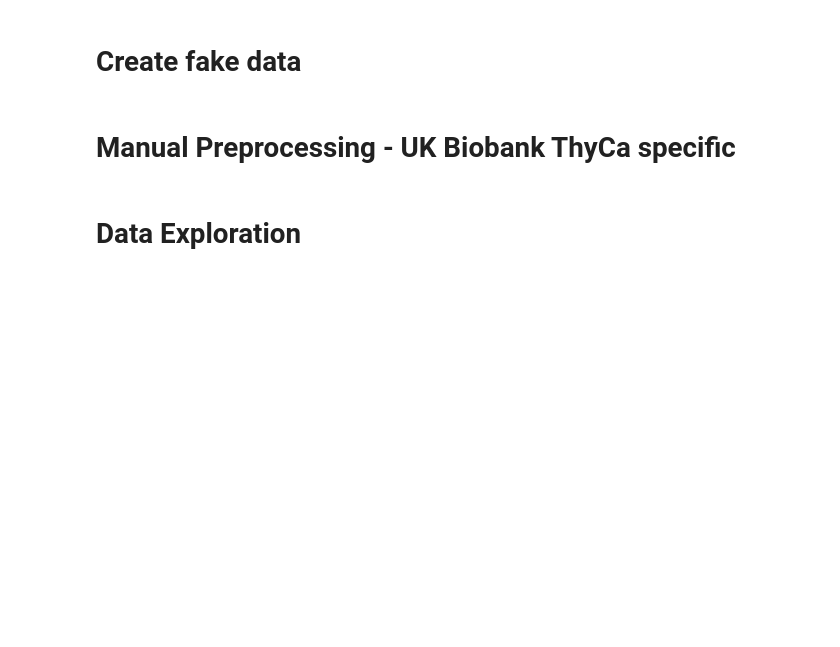
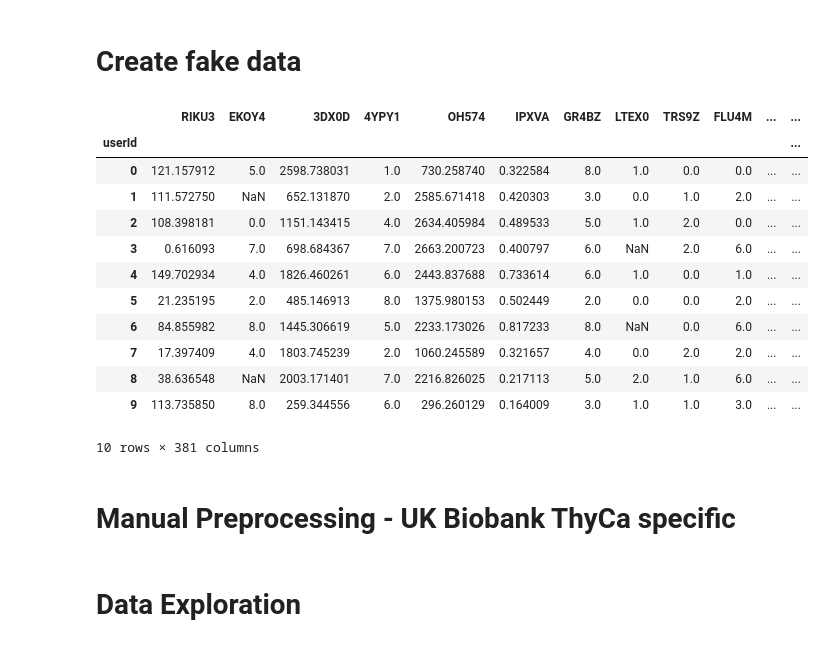
Before and after one commit to Jack-Coutts/ThyCa_Classification_UKBB, a Jupyter notebook: my_supervised_ML_methods.ipynb, the cells around one changed output. Drawn from its saved outputs; the diff is of its cells as text; code cells hidden in the pictures; blank space fills up the shorter version.

```diff
--- a/my_supervised_ML_methods.ipynb
+++ b/my_supervised_ML_methods.ipynb
@@ -49,6 +49,22 @@ for col in df.columns:
 
 # Make thyroid cancer data binary with no missing values
 df['thyroid_cancer'] = [random.randint(0, 1) for x in range(row_num)]
+# %%
+df.head(10)
+# %% [output]
+|  | RIKU3 | EKOY4 | 3DX0D | 4YPY1 | OH574 | IPXVA | GR4BZ | LTEX0 | TRS9Z | FLU4M | ... | ... |
+| userId |  |  |  |  |  |  |  |  |  |  |  | ... |
+| 0 | 121.157912 | 5.0 | 2598.738031 | 1.0 | 730.258740 | 0.322584 | 8.0 | 1.0 | 0.0 | 0.0 | ... | ... |
+| 1 | 111.572750 | NaN | 652.131870 | 2.0 | 2585.671418 | 0.420303 | 3.0 | 0.0 | 1.0 | 2.0 | ... | ... |
+| 2 | 108.398181 | 0.0 | 1151.143415 | 4.0 | 2634.405984 | 0.489533 | 5.0 | 1.0 | 2.0 | 0.0 | ... | ... |
+| 3 | 0.616093 | 7.0 | 698.684367 | 7.0 | 2663.200723 | 0.400797 | 6.0 | NaN | 2.0 | 6.0 | ... | ... |
+| 4 | 149.702934 | 4.0 | 1826.460261 | 6.0 | 2443.837688 | 0.733614 | 6.0 | 1.0 | 0.0 | 1.0 | ... | ... |
+| 5 | 21.235195 | 2.0 | 485.146913 | 8.0 | 1375.980153 | 0.502449 | 2.0 | 0.0 | 0.0 | 2.0 | ... | ... |
+| 6 | 84.855982 | 8.0 | 1445.306619 | 5.0 | 2233.173026 | 0.817233 | 8.0 | NaN | 0.0 | 6.0 | ... | ... |
+| 7 | 17.397409 | 4.0 | 1803.745239 | 2.0 | 1060.245589 | 0.321657 | 4.0 | 0.0 | 2.0 | 2.0 | ... | ... |
+| 8 | 38.636548 | NaN | 2003.171401 | 7.0 | 2216.826025 | 0.217113 | 5.0 | 2.0 | 1.0 | 6.0 | ... | ... |
+| 9 | 113.735850 | 8.0 | 259.344556 | 6.0 | 296.260129 | 0.164009 | 3.0 | 1.0 | 1.0 | 3.0 | ... | ... |
+10 rows × 381 columns
 # %% [markdown]
 # Manual Preprocessing - UK Biobank ThyCa specific
 # %%
```
Also changed, not shown: parts of 5 cells of this notebook.
